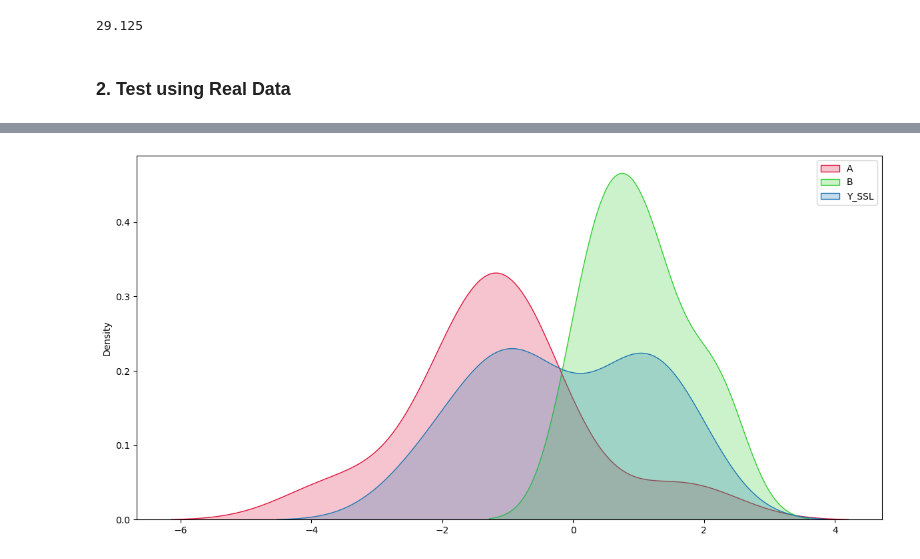
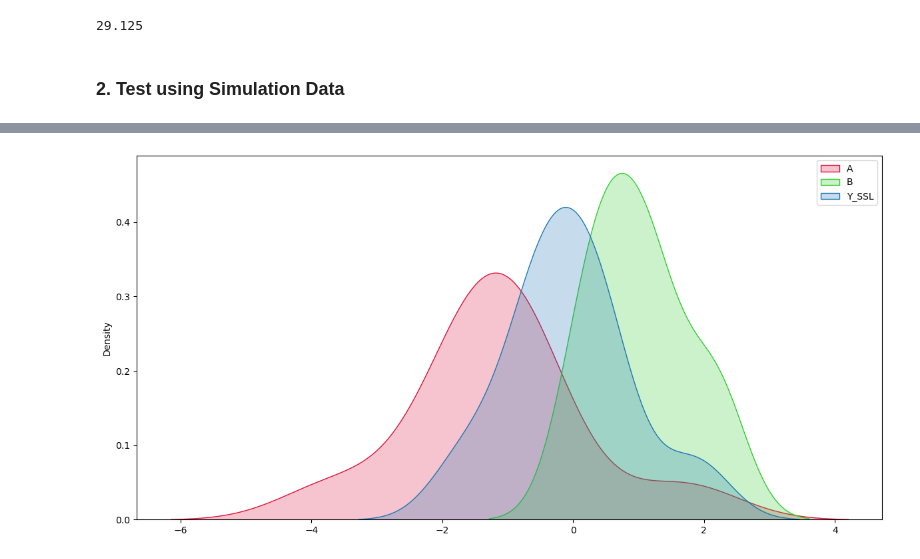
Before and after one commit to KataTech/OTFactorDiscovery, a Jupyter notebook: kai/test.ipynb, the cells around one changed output, grey strips where cells are left out. Drawn from its saved outputs; the diff is of its cells as text; code cells hidden in the pictures.

```diff
--- a/kai/test.ipynb
+++ b/kai/test.ipynb
@@ -118,7 +121,7 @@ sum(lst)
 # %% [output]
 29.125
 # %% [markdown]
-### 2. Test using Real Data
+### 2. Test using Simulation Data
 # %%
 # define a function to plot the kernel density estimation
 def plot_densities(x_a, x_b, y_ssl, y = None):
@@ -154,39 +157,40 @@ x = np.concatenate((x_a, x_b)).reshape((TOTAL_SIZE, 1))
 labels = np.zeros(TOTAL_SIZE, dtype=np.int64).reshape((TOTAL_SIZE, 1))
 labels[SAMPLE_SIZE:] = 1
 z_map = np.array([[0, 1], [1, 0]])
-# determine the mask ratio
-PERCENT_MASKED = 0.9
-num_masked = int(PERCENT_MASKED * TOTAL_SIZE)
-mask = np.random.choice(TOTAL_SIZE, num_masked, replace = False)
-# mark the masked elements as '-1'
-labels[mask] = -1
-# compute z
-z = np.zeros((labels.shape[0], z_map.shape[1]))
-for i in range(z.shape[0]):
-    z[i] = z_map[labels[i]]
 # %%
-# set-up experiment parameters
-LR_RATE = 0.01
-INIT_LAM = 50
-MAX_LAM = 500
-GROWING_LAM = True
-SIGMA_Z = 1
-SIGMA_Y = 1
-MAX_ITER = 5000
-WARM_STOP = 200
-VERBOSE = 1
-EPSILON = 0.001
-Y_INIT = x
-# reload library for the most updated versions
-importlib.reload(fo)
-ssl = fo.SemiSupervisedOT(kernel_y_bandwidth=[SIGMA_Y], kernel_z_bandwidth=[SIGMA_Z])
-ssl.initialize(x, labels, NUM_CLASSES, z_map)
-y_ssl, pred = ssl.train(Y_INIT, LR_RATE, EPSILON, MAX_ITER, GROWING_LAM,
-                    INIT_LAM, WARM_STOP, MAX_LAM, verbose=VERBOSE)
-# y = fo.compute_barycenter(x, z, Y_INIT, INIT_LAM,
-#                           epsilon=EPSILON, lr=LR_RATE,
-#                           max_iter=MAX_ITER, verbose=VERBOSE,
-#                           growing_lambda=GROWING_LAM, warm_stop=WARM_STOP,
-#                           max_lambda=MAX_LAM)
-plot_densities(x_a, x_b, y_ssl)
+def run_experiment(percentage_masked):
+    num_masked = int(percentage_masked * TOTAL_SIZE)
+    mask = np.random.choice(TOTAL_SIZE, num_masked, replace = False)
+    # mark the masked elements as '-1'
+    labels[mask] = -1
+    # compute z
+    z = np.zeros((labels.shape[0], z_map.shape[1]))
+    for i in range(z.shape[0]):
+        z[i] = z_map[labels[i]]
+    # set-up experiment parameters
+    LR_RATE = 0.01
+    INIT_LAM = 50
+    MAX_LAM = 500
+    GROWING_LAM = True
+    SIGMA_Z = 1
+    SIGMA_Y = 1
+    MAX_ITER = 5000
+    WARM_STOP = 200
+    VERBOSE = 0
+    EPSILON = 0.001
+    Y_INIT = x
+    # reload library for the most updated versions
+    importlib.reload(fo)
+    ssl = fo.SemiSupervisedOT(kernel_y_bandwidth=[SIGMA_Y], kernel_z_bandwidth=[SIGMA_Z])
+    ssl.initialize(x, labels, NUM_CLASSES, z_map)
+    y_ssl, _ = ssl.train(Y_INIT, LR_RATE, EPSILON, MAX_ITER, GROWING_LAM,
+                        INIT_LAM, WARM_STOP, MAX_LAM, verbose=VERBOSE)
+    # y = fo.compute_barycenter(x, z, Y_INIT, INIT_LAM,
+    #                           epsilon=EPSILON, lr=LR_RATE,
+    #                           max_iter=MAX_ITER, verbose=VERBOSE,
+    #                           growing_lambda=GROWING_LAM, warm_stop=WARM_STOP,
+    #                           max_lambda=MAX_LAM)
+    plot_densities(x_a, x_b, y_ssl)
+
+run_experiment(0.2)
 # %% [output]
@@ -210 +197 @@ FINAL: Gradient norm = 22.677386414601923 at iteration 5000
-[figure, old version]
+[figure, new version]
```
Also changed, not shown: parts of 12 cells of this notebook, 1 other file.
